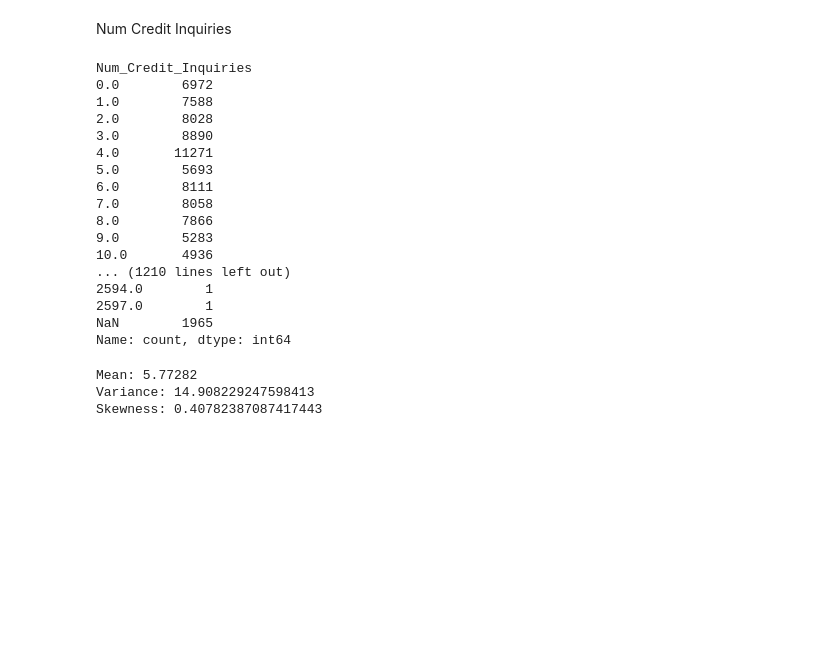
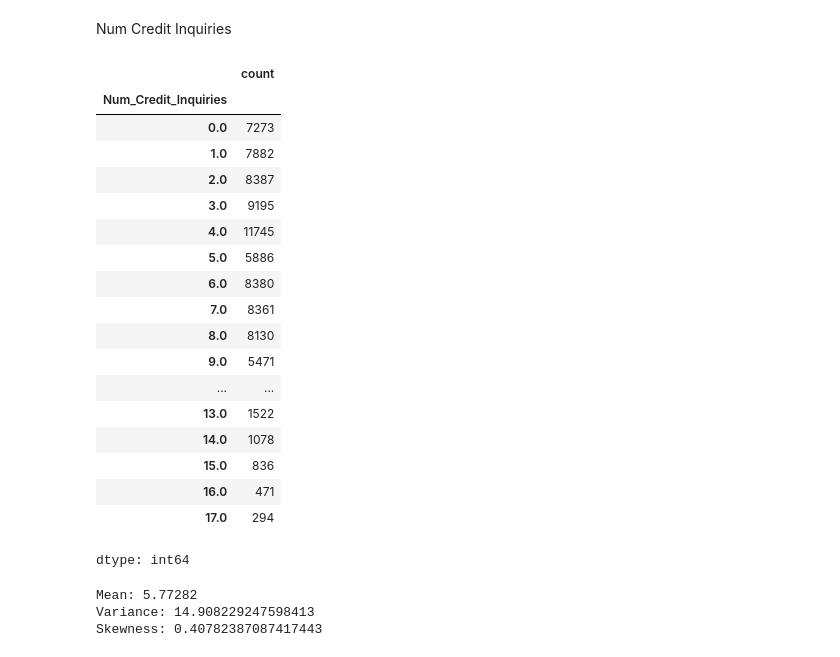
Before and after one commit to PaisleyZuo/Credit-Score-Classification, a Jupyter notebook: Credit_score_classification.ipynb, the cells around one changed output. Saved outputs shown, nothing was run; the diff lists cells and outputs as text; code cells hidden in the pictures; blank space fills up the shorter version.

```diff
--- a/Credit_score_classification.ipynb
+++ b/Credit_score_classification.ipynb
@@ -557,7 +557,3 @@ Num of Delayed Payment
 # %%
 df['Num_of_Delayed_Payment'] = df['Num_of_Delayed_Payment'].str.strip("_")
 df = replace_abnormal_num(df, 'Num_of_Delayed_Payment', 'Customer_ID') # change from object to integer
-# %%
-pd.set_option('display.max_rows', None)
-print(df['Num_of_Delayed_Payment'].value_counts(dropna = False).sort_index())
-pd.reset_option('display.max_rows', 10)
@@ -615,7 +608,3 @@ Changed Credit Limit
 # %%
 df['Changed_Credit_Limit'] = df['Changed_Credit_Limit'].round(2)
 df = replace_abnormal_num(df, 'Changed_Credit_Limit', 'Customer_ID')
-# %%
-pd.set_option('display.max_rows', None)
-print(df['Changed_Credit_Limit'].value_counts(dropna = False).sort_index())
-pd.reset_option('display.max_rows', 10)
@@ -646,28 +635,28 @@ Skewness: 0.6411773795076211
 [figure]
 # %% [markdown]
 Num Credit Inquiries
-# %%
-pd.set_option('display.max_rows', None)
-print(df['Num_Credit_Inquiries'].value_counts(dropna = False).sort_index())
-pd.reset_option('display.max_rows', 10)
-# %% [output]
-Num_Credit_Inquiries
-0.0        6972
-1.0        7588
-2.0        8028
-3.0        8890
-4.0       11271
-5.0        5693
-6.0        8111
-7.0        8058
-8.0        7866
-9.0        5283
-10.0       4936
-... (1210 lines left out)
-2594.0        1
-2597.0        1
-NaN        1965
-Name: count, dtype: int64
+# %%
+df['Num_Credit_Inquiries'].value_counts(dropna = False).sort_index()
+# %% [output]
+|  | count |
+| Num_Credit_Inquiries |  |
+| 0.0 | 7273 |
+| 1.0 | 7882 |
+| 2.0 | 8387 |
+| 3.0 | 9195 |
+| 4.0 | 11745 |
+| 5.0 | 5886 |
+| 6.0 | 8380 |
+| 7.0 | 8361 |
+| 8.0 | 8130 |
+| 9.0 | 5471 |
+| ... | ... |
+| 13.0 | 1522 |
+| 14.0 | 1078 |
+| 15.0 | 836 |
+| 16.0 | 471 |
+| 17.0 | 294 |
+dtype: int64
 # %%
 # The reasonable range is [0,18]
 df = replace_outofrange_num(df,'Num_Credit_Inquiries','Customer_ID', 0, 18)
```
Also changed, not shown: parts of 7 cells of this notebook.
